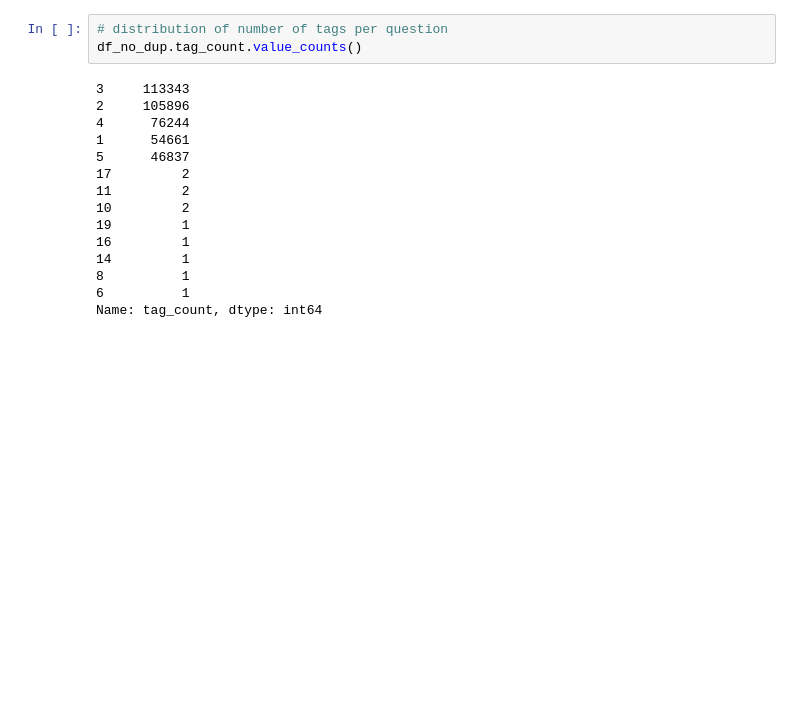
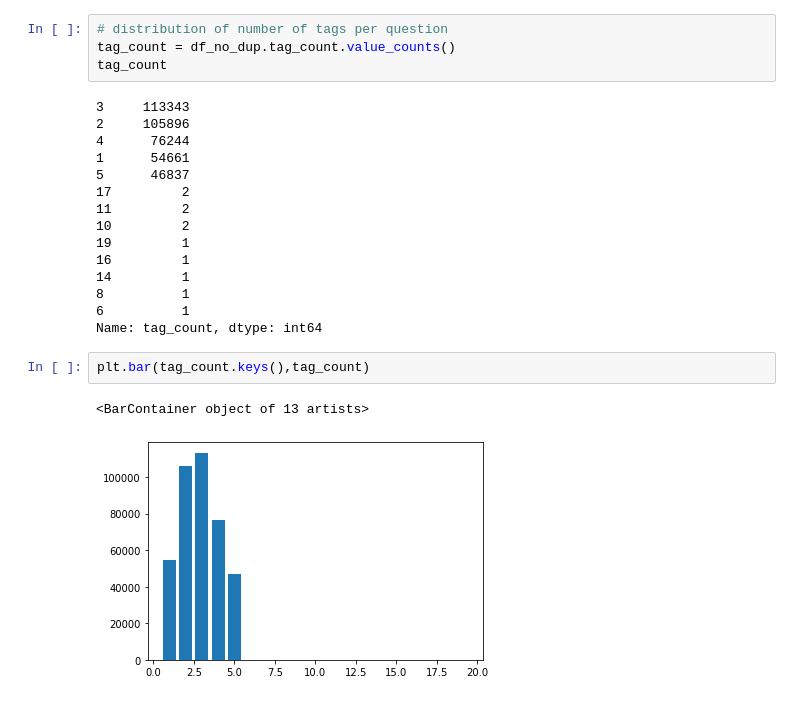
Before and after one commit to RakshitaTantry28/Stackoverflow-Tag-Predictor, a Jupyter notebook: SO_TagPredictor.ipynb, the cells around one changed output. Cells and saved outputs as stored; diff of their text form; blank space fills up the shorter version.

```diff
--- a/SO_TagPredictor.ipynb
+++ b/SO_TagPredictor.ipynb
@@ -147,6 +145,7 @@ Time taken to run this cell : 0:00:00.271251
 # %%
 # distribution of number of tags per question
-df_no_dup.tag_count.value_counts()
+tag_count = df_no_dup.tag_count.value_counts()
+tag_count
 # %% [output]
 3     113343
 2     105896
@@ -162,3 +161,8 @@ df_no_dup.tag_count.value_counts()
 8          1
 6          1
 Name: tag_count, dtype: int64
+# %%
+plt.bar(tag_count.keys(),tag_count)
+# %% [output]
+<BarContainer object of 13 artists>
+[figure, added]
```
Also changed, not shown: parts of 18 cells of this notebook.
